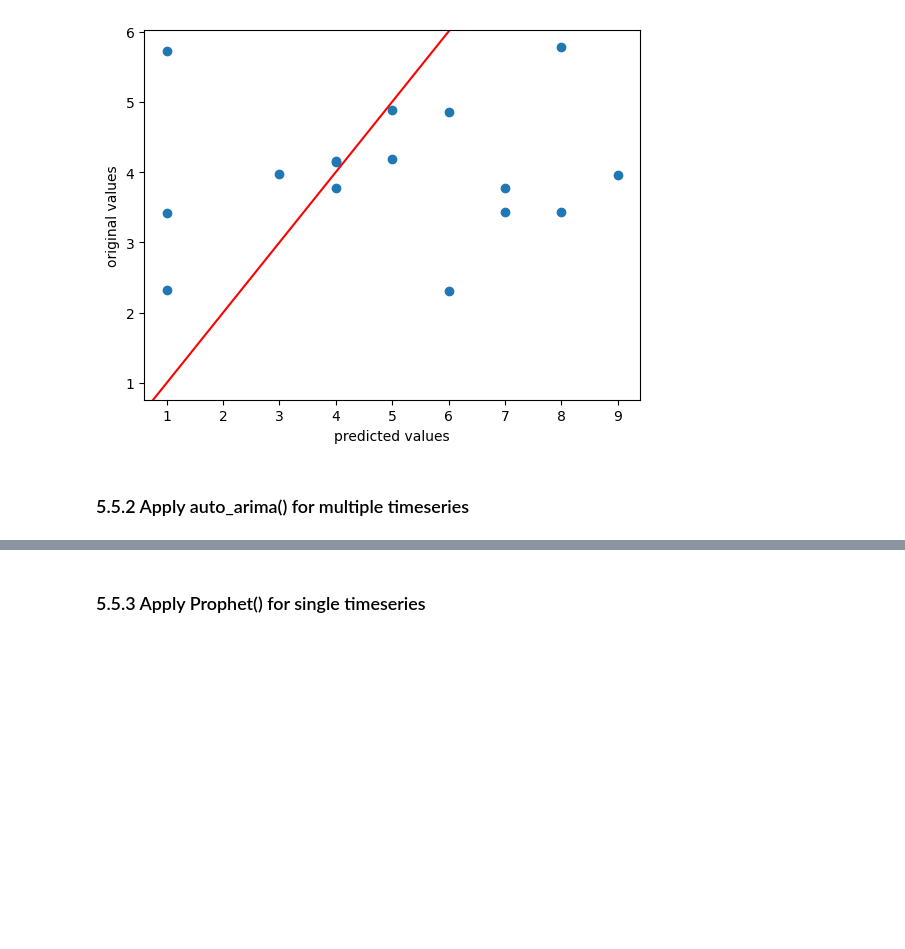
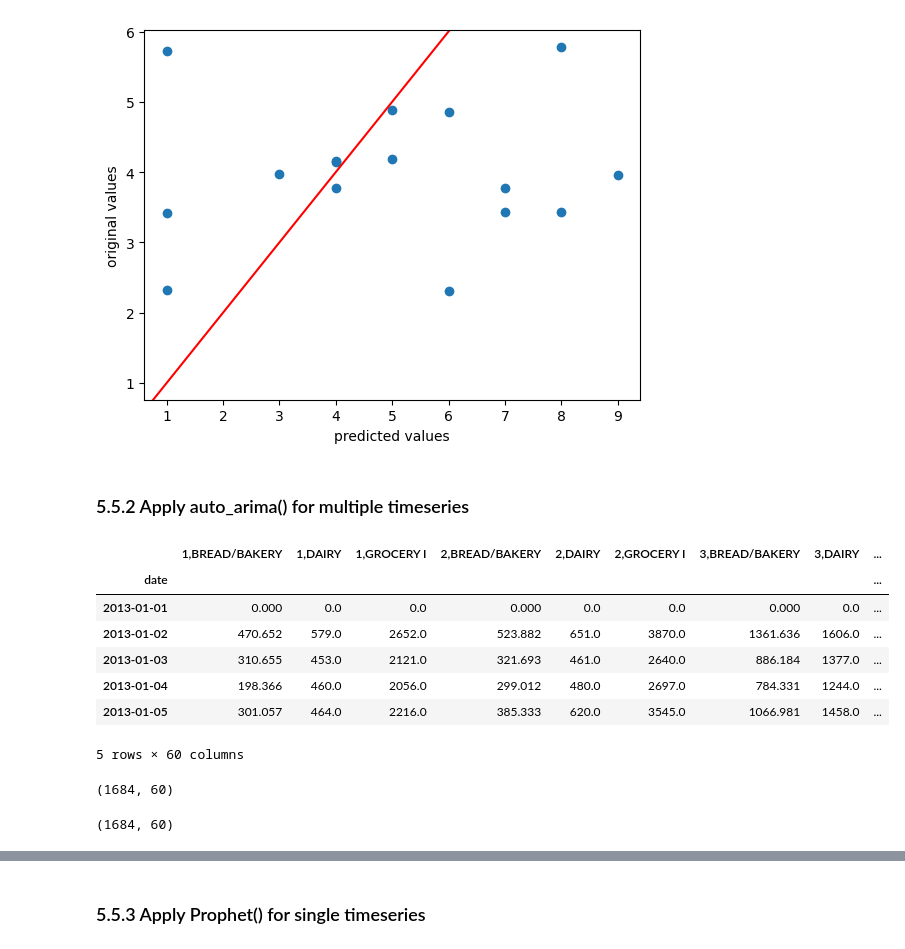
Before and after one commit to zxie9/Capstone-Project-Two, a Jupyter notebook: Notebooks/5. Modeling.ipynb, the cells around one changed output, grey strips where cells are left out. Saved outputs shown, nothing was run; the diff lists cells and outputs as text; code cells hidden in the pictures; blank space fills up the shorter version.

```diff
--- a/Notebooks/5. Modeling.ipynb
+++ b/Notebooks/5. Modeling.ipynb
@@ -167,4 +167,43 @@ plt.show()
 [figure]
 # %% [markdown]
 ### 5.5.2 Apply auto_arima() for multiple timeseries<a id='5.5.2'></a>
+# %%
+stores1 = [*range(1, 21, 1)] # No.1-20 stores
+families1 = ['BREAD/BAKERY', 'DAIRY', 'GROCERY I']
+
+grp = data.groupby(['store_nbr', 'family'])
+
+df0 = pd.DataFrame()
+
+for s in stores1:
+    for f in families1:
+        grp_sel = grp.get_group((s, f))
+        col_name = str(s)+","+f
+        df_temp = pd.DataFrame(grp_sel['sales']).rename(columns={'sales': col_name})
+        df0 = pd.concat([df0, df_temp], axis=1)
+
+df0.head()
+# %% [output]
+|  | 1,BREAD/BAKERY | 1,DAIRY | 1,GROCERY I | 2,BREAD/BAKERY | 2,DAIRY | 2,GROCERY I | 3,BREAD/BAKERY | 3,DAIRY | ... |
+| date |  |  |  |  |  |  |  |  | ... |
+| 2013-01-01 | 0.000 | 0.0 | 0.0 | 0.000 | 0.0 | 0.0 | 0.000 | 0.0 | ... |
+| 2013-01-02 | 470.652 | 579.0 | 2652.0 | 523.882 | 651.0 | 3870.0 | 1361.636 | 1606.0 | ... |
+| 2013-01-03 | 310.655 | 453.0 | 2121.0 | 321.693 | 461.0 | 2640.0 | 886.184 | 1377.0 | ... |
+| 2013-01-04 | 198.366 | 460.0 | 2056.0 | 299.012 | 480.0 | 2697.0 | 784.331 | 1244.0 | ... |
+| 2013-01-05 | 301.057 | 464.0 | 2216.0 | 385.333 | 620.0 | 3545.0 | 1066.981 | 1458.0 | ... |
+5 rows × 60 columns
+# %%
+df0.shape
+# %% [output]
+(1684, 60)
+# %%
+# Drop columns with more than 50% zeros
+df1 = df0.loc[:, (df0==0).mean() < 0.5]
+
+df1_train = df1[7:n_train] #starting from day 8
+df1_test = df1[n_train:]
+
+df1.shape
+# %% [output]
+(1684, 60)
 # %%
```
Also changed, not shown: parts of 12 cells of this notebook.
